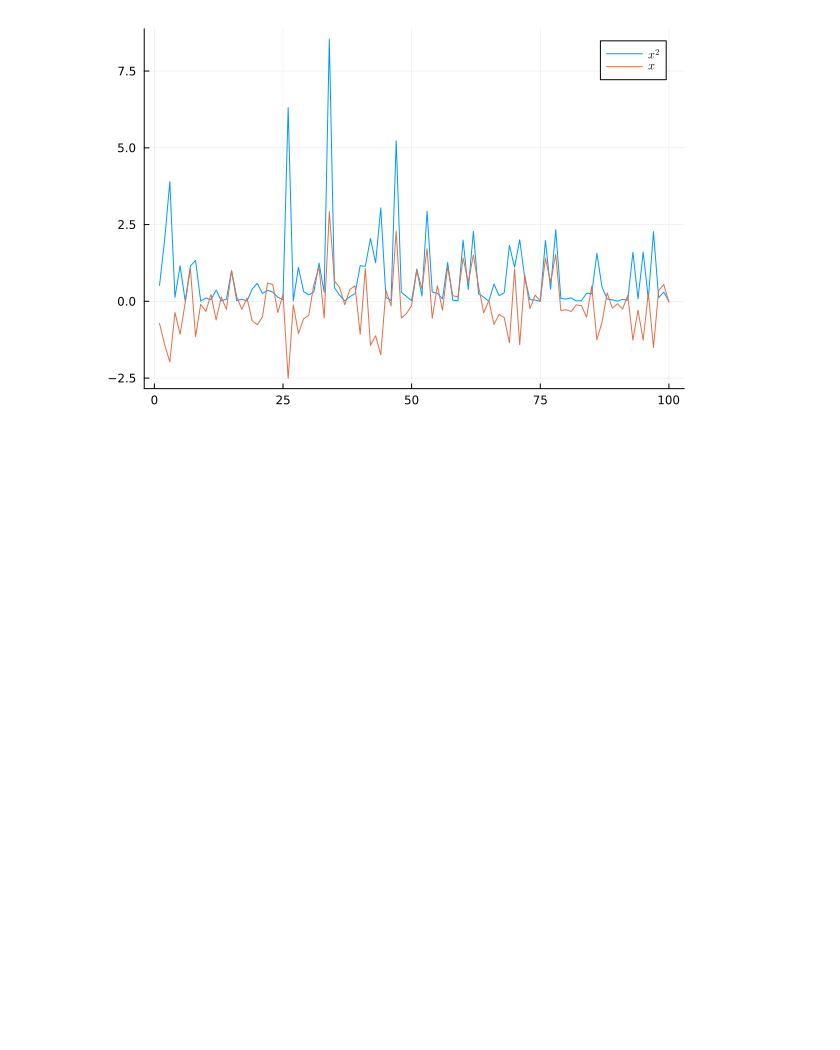
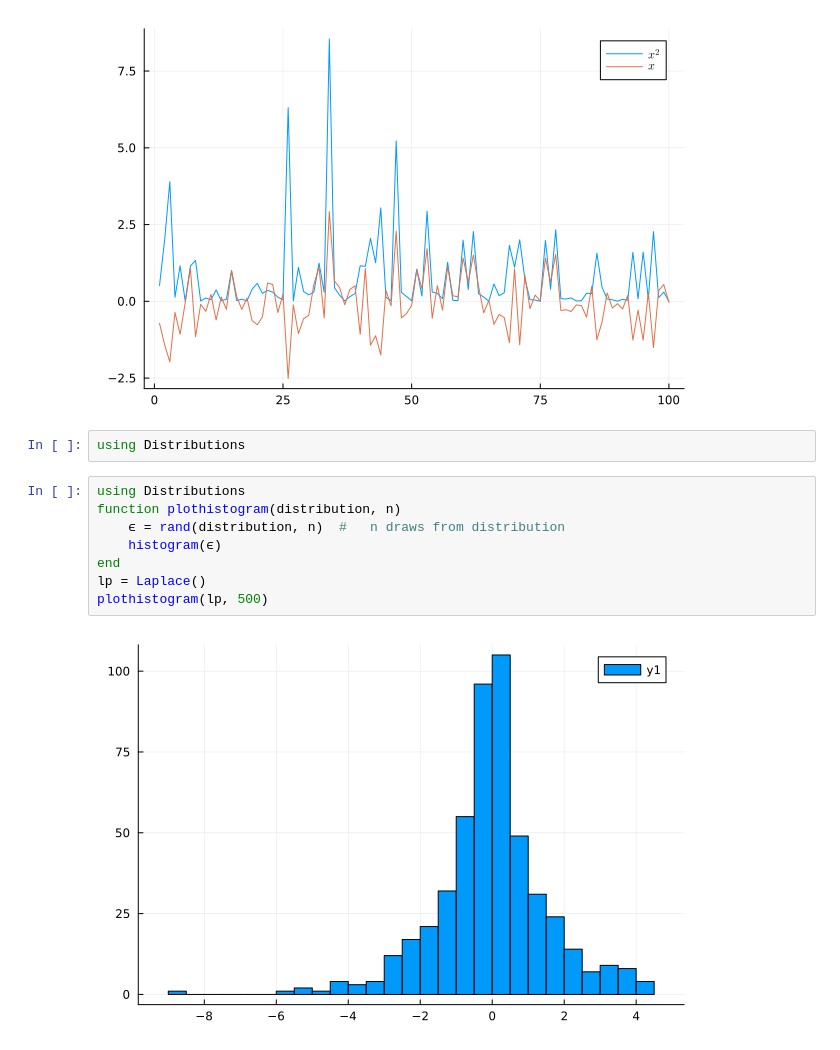
Before and after one commit to BraddWForster/Julia-Sample, a Jupyter notebook: Untitled.ipynb, the cells around one changed output. Cells and saved outputs as stored; diff of their text form; blank space fills up the shorter version.

```diff
--- a/Untitled.ipynb
+++ b/Untitled.ipynb
@@ -153,3 +153,15 @@ true
         plot!(x, label = L"x")  #   layer on the same plot
 # %% [output]
 [figure]
+# %%
+using Distributions
+# %%
+using Distributions
+function plothistogram(distribution, n)
+    ϵ = rand(distribution, n)  #   n draws from distribution
+    histogram(ϵ)
+end
+lp = Laplace()
+plothistogram(lp, 500)
+# %% [output]
+[figure, added]
```
